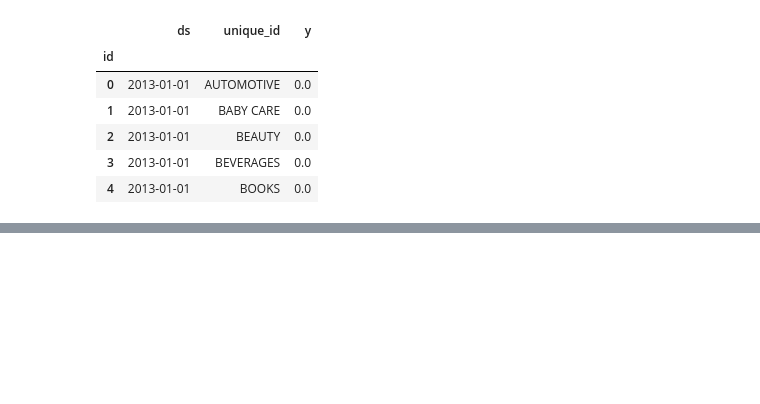
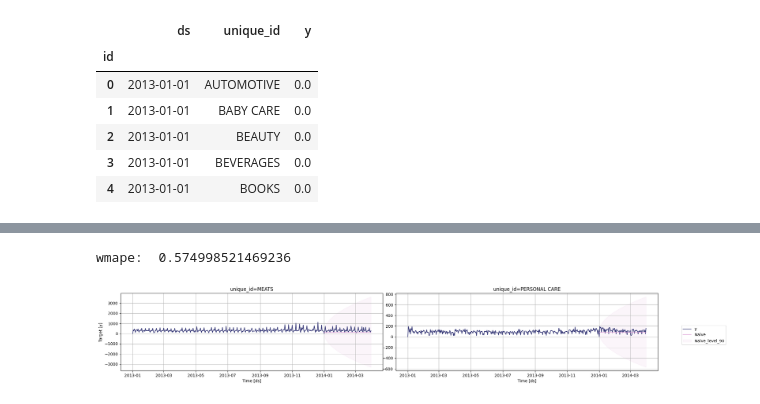
Before and after one commit to edupmon/fiap, a Jupyter notebook: pos-tech/data-analytics/fase-2/03-analise-de-series-temporais/aula-5/aula-5.ipynb, the cells around one changed output, grey strips where cells are left out. Drawn from its saved outputs; the diff is of its cells as text; code cells hidden in the pictures; blank space fills up the shorter version.

Commit message:
Fase 2 - Modelo e Previsão - Aula 5 - Vídeo 3

```diff
--- a/pos-tech/data-analytics/fase-2/03-analise-de-series-temporais/aula-5/aula-5.ipynb
+++ b/pos-tech/data-analytics/fase-2/03-analise-de-series-temporais/aula-5/aula-5.ipynb
@@ -38,3 +38,9 @@ df1.head()
 train = df1.loc[df1['ds'] < '2014-01-01']
 valid = df1.loc[(df1['ds'] >= '2014-01-01') & (df1['ds'] < '2014-04-01')]
 h = valid['ds'].nunique()
+# %%
+model = StatsForecast(models=[Naive()], freq='D', n_jobs=-1)
+model.fit(train)
+
+df_pred = model.predict(h=h, level=[90])
+df_pred.head()
@@ -40,0 +55,3 @@ h = valid['ds'].nunique()
+# %%
+df_pred = df_pred.reset_index().merge(valid, on=['ds', 'unique_id'], how='left')
+df_pred.head()
@@ -41,3 +65,11 @@ h = valid['ds'].nunique()
 # %%
 def wmape(y, y_pred):
     return np.abs(y - y_pred).sum() / np.abs(y).sum()
+# %%
+print('wmape: ', wmape(df_pred['y'].values, df_pred['Naive'].values))
+# %% [output]
+wmape:  0.574998521469236
+# %%
+model.plot(train, df_pred, level=[90], unique_ids=['MEATS', 'PERSONAL CARE'])
+# %% [output]
+[figure, added]
```
Also changed, not shown: parts of 2 cells of this notebook.
